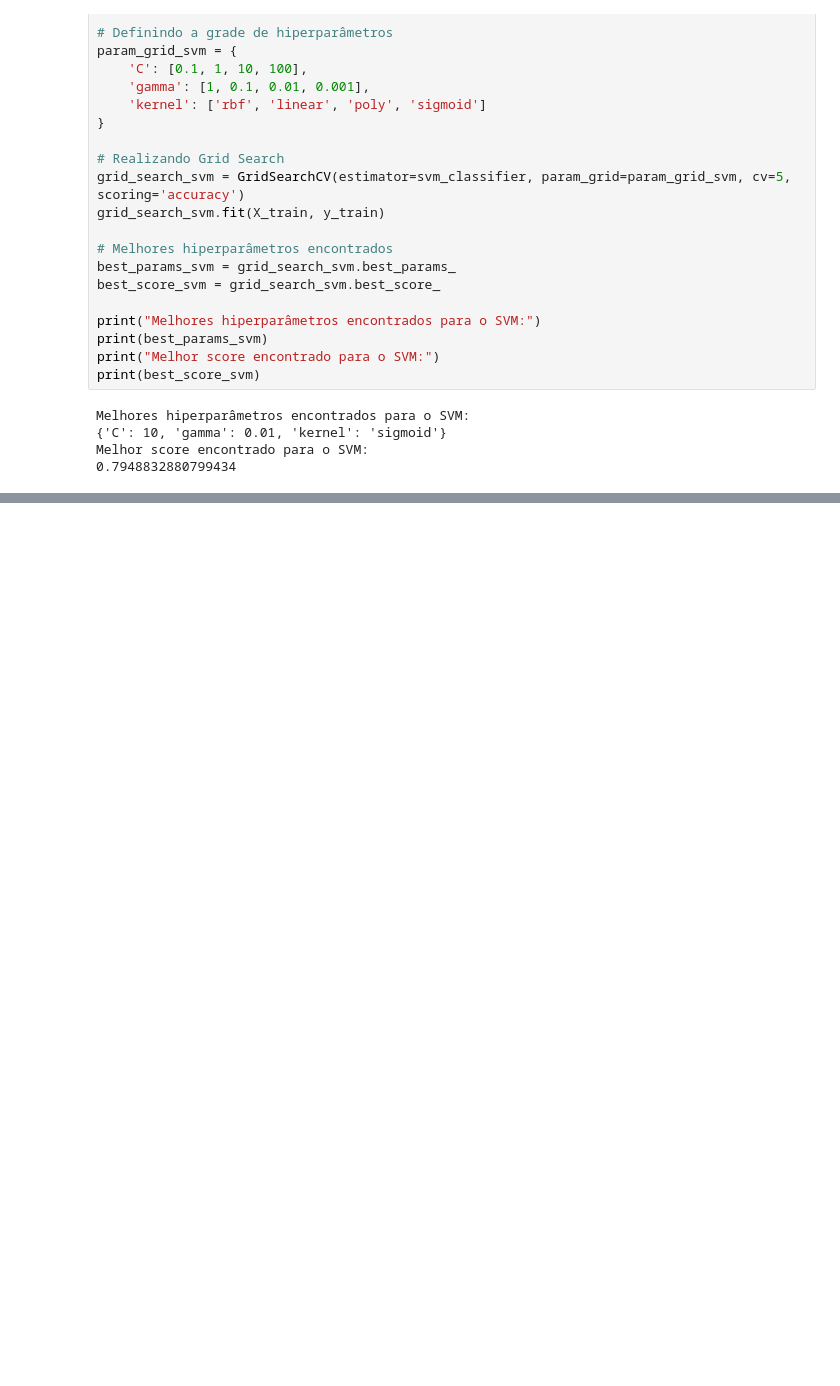
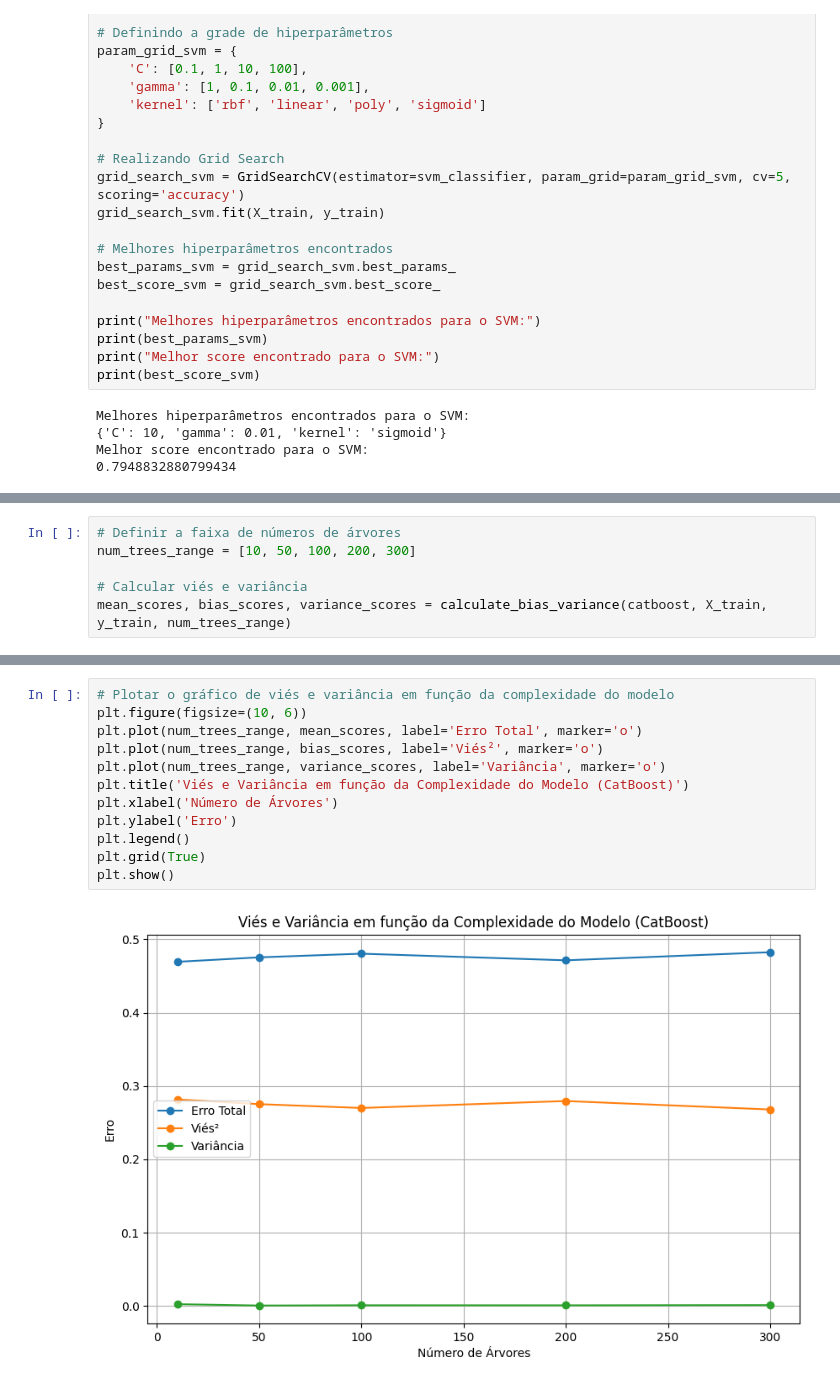
Before and after one commit to FilipeSCampos/Churn-ML, a Jupyter notebook: churn.ipynb, the cells around one changed output, grey strips where cells are left out. Cells and saved outputs as stored; diff of their text form; blank space fills up the shorter version.

```diff
--- a/churn.ipynb
+++ b/churn.ipynb
@@ -728,0 +882,6 @@ Matriz de Confusão:
+# %%
+# Definir a faixa de números de árvores
+num_trees_range = [10, 50, 100, 200, 300]
+
+# Calcular viés e variância
+mean_scores, bias_scores, variance_scores = calculate_bias_variance(catboost, X_train, y_train, num_trees_range)
@@ -728,0 +892,14 @@ Matriz de Confusão:
+# %%
+# Plotar o gráfico de viés e variância em função da complexidade do modelo
+plt.figure(figsize=(10, 6))
+plt.plot(num_trees_range, mean_scores, label='Erro Total', marker='o')
+plt.plot(num_trees_range, bias_scores, label='Viés²', marker='o')
+plt.plot(num_trees_range, variance_scores, label='Variância', marker='o')
+plt.title('Viés e Variância em função da Complexidade do Modelo (CatBoost)')
+plt.xlabel('Número de Árvores')
+plt.ylabel('Erro')
+plt.legend()
+plt.grid(True)
+plt.show()
+# %% [output]
+[figure, added]
```
Also changed, not shown: parts of 25 cells of this notebook, 5 other files.
